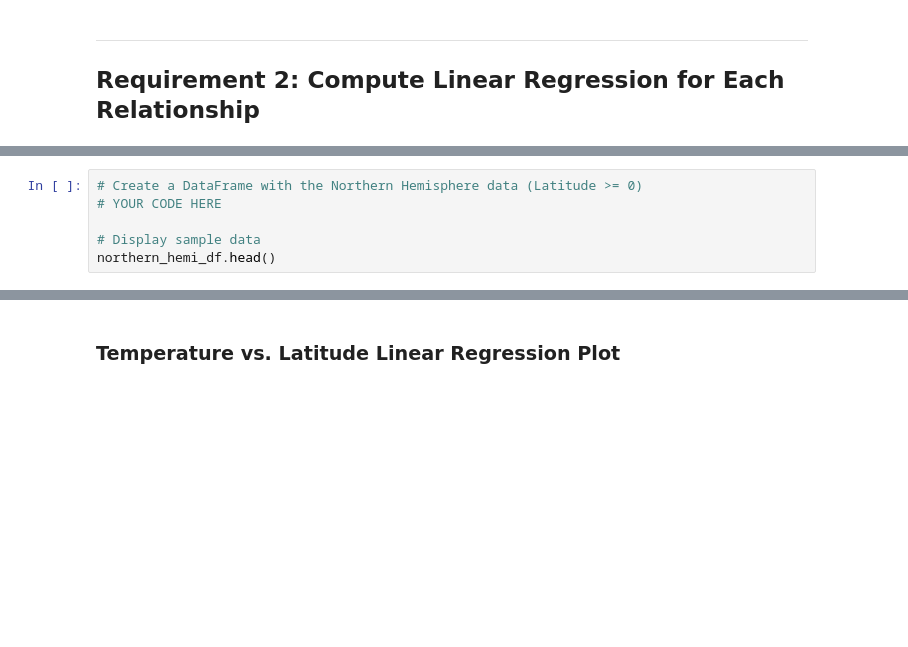
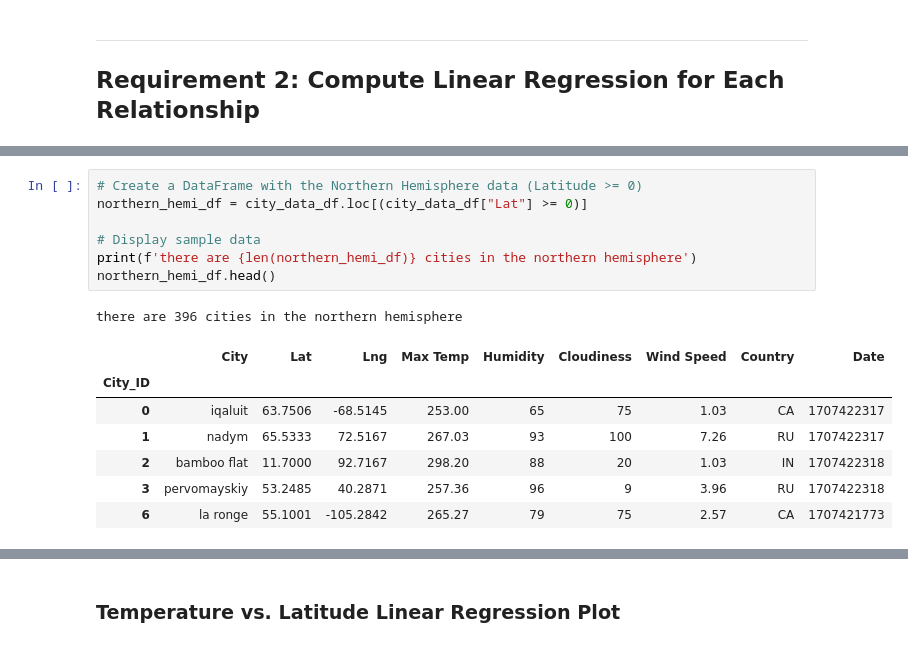
Before and after one commit to ktennant5378/python-api-challenge, a Jupyter notebook: starter_code/WeatherPy.ipynb, the cells around one changed output, grey strips where cells are left out. Drawn from its saved outputs; the diff is of its cells as text; blank space fills up the shorter version.

```diff
--- a/starter_code/WeatherPy.ipynb
+++ b/starter_code/WeatherPy.ipynb
@@ -325,8 +339,18 @@ plt.show()
 # %%
 # Create a DataFrame with the Northern Hemisphere data (Latitude >= 0)
-# YOUR CODE HERE
+northern_hemi_df = city_data_df.loc[(city_data_df["Lat"] >= 0)]
 
 # Display sample data
+print(f'there are {len(northern_hemi_df)} cities in the northern hemisphere')
 northern_hemi_df.head()
+# %% [output]
+there are 396 cities in the northern hemisphere
+|  | City | Lat | Lng | Max Temp | Humidity | Cloudiness | Wind Speed | Country | Date |
+| City_ID |  |  |  |  |  |  |  |  |  |
+| 0 | iqaluit | 63.7506 | -68.5145 | 253.00 | 65 | 75 | 1.03 | CA | 1707422317 |
+| 1 | nadym | 65.5333 | 72.5167 | 267.03 | 93 | 100 | 7.26 | RU | 1707422317 |
+| 2 | bamboo flat | 11.7000 | 92.7167 | 298.20 | 88 | 20 | 1.03 | IN | 1707422318 |
+| 3 | pervomayskiy | 53.2485 | 40.2871 | 257.36 | 96 | 9 | 3.96 | RU | 1707422318 |
+| 6 | la ronge | 55.1001 | -105.2842 | 265.27 | 79 | 75 | 2.57 | CA | 1707421773 |
 # %%
 # Create a DataFrame with the Southern Hemisphere data (Latitude < 0)
```
Also changed, not shown: parts of 4 cells of this notebook.
